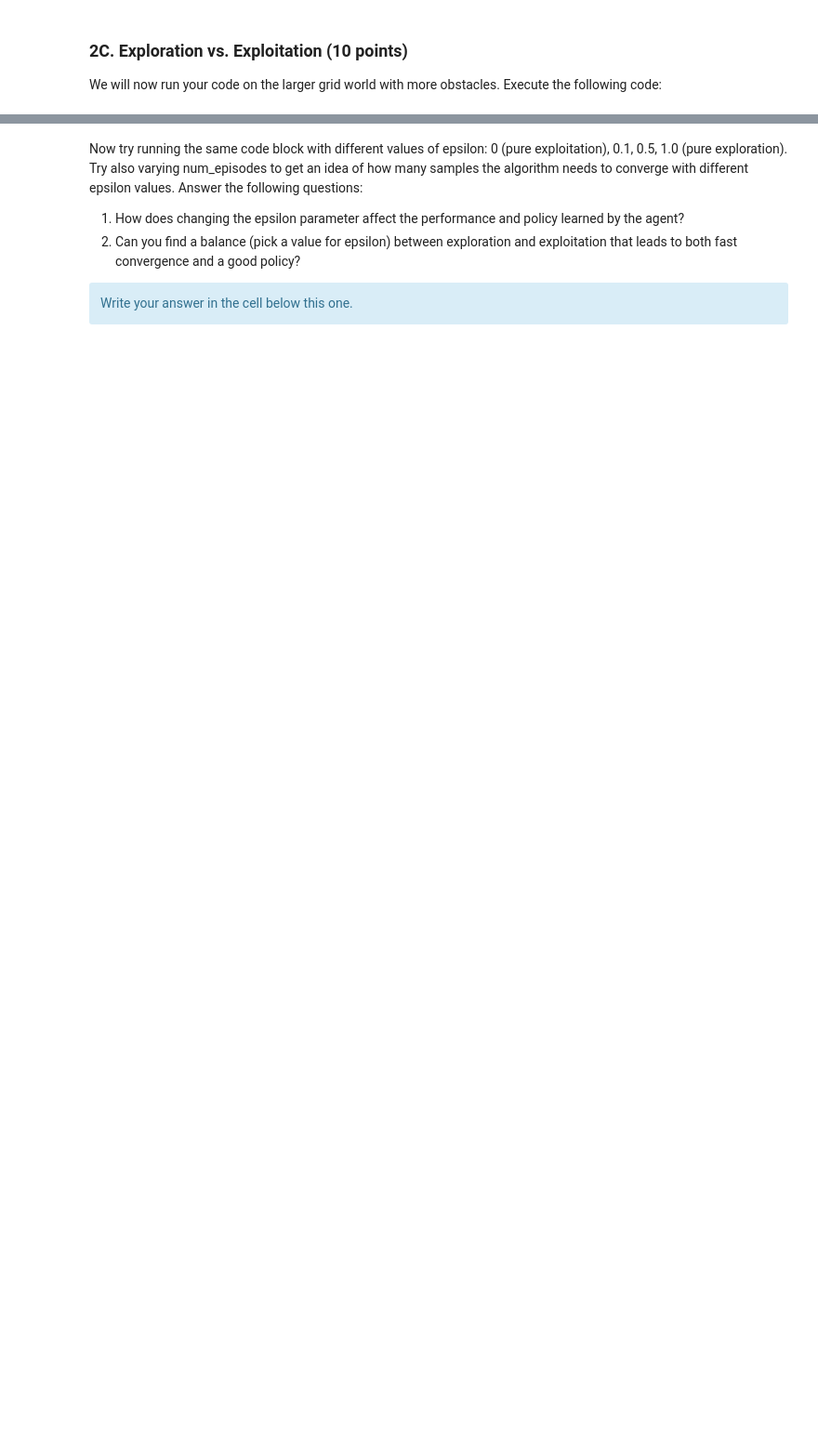
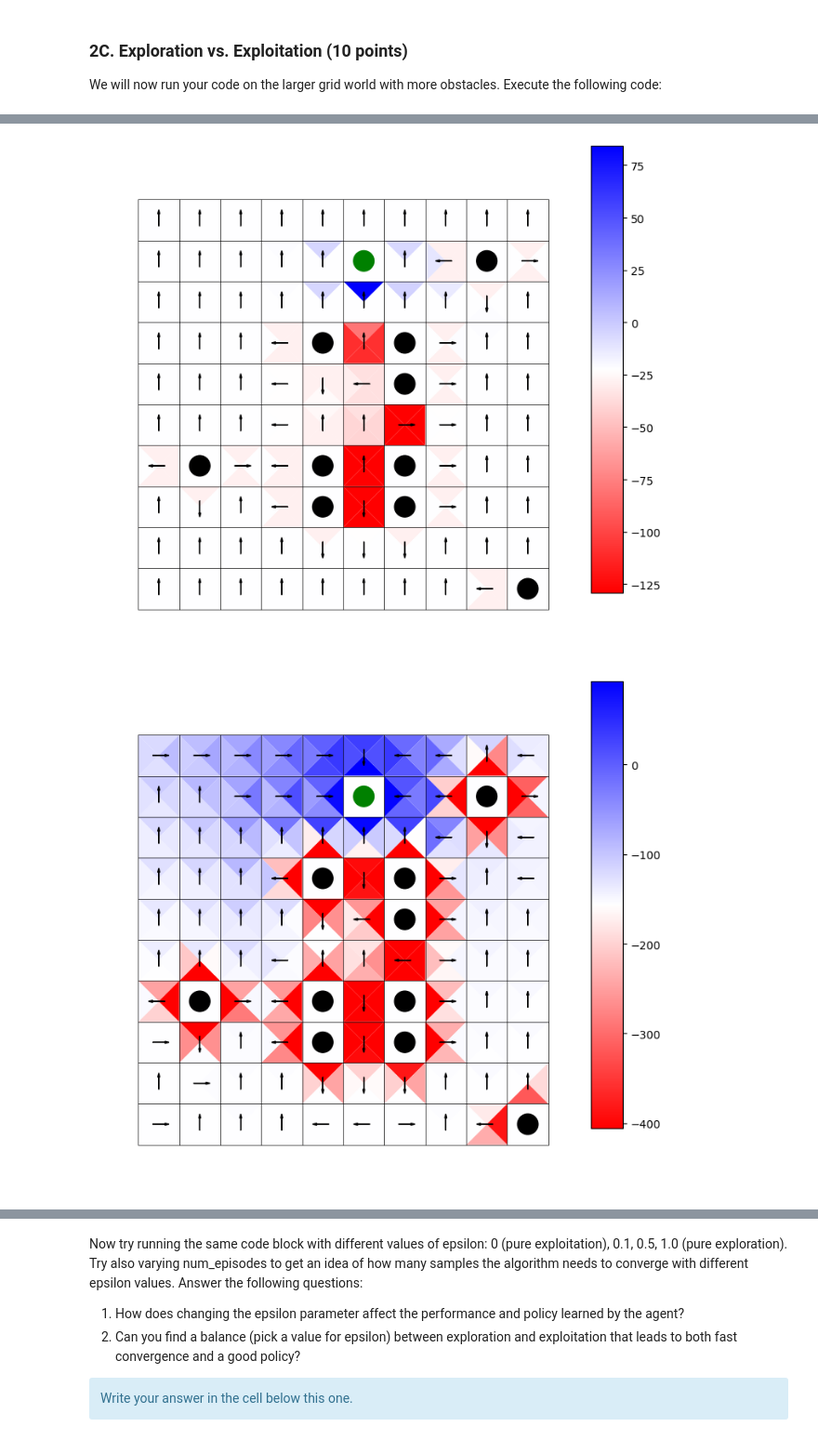
Before and after one commit to casxzhe/padm_local_f25, a Jupyter notebook: homeworks/ps7/ProblemSet07_RL_release.ipynb, the cells around one changed output, grey strips where cells are left out. Shown at 93% size. Drawn from its saved outputs; the diff is of its cells as text; code cells hidden in the pictures; blank space fills up the shorter version.

```diff
--- a/homeworks/ps7/ProblemSet07_RL_release.ipynb
+++ b/homeworks/ps7/ProblemSet07_RL_release.ipynb
@@ -506,0 +722,31 @@ for ob in obstacles:
+# %%
+epsilons = [0, 0.1, 0.5, 1.0]
+
+for epsilon in epsilons:
+    n = 10
+    goal = (5,8)
+    obstacles = [(1,3), (9,0), (8,8)] + \
+                [(4, 2), (4, 3), (4, 6)] + \
+                [(6, 2), (6, 3), (6, 5), (6, 6)]
+    mdp = build_mdp(n, p=0.8, obstacles=obstacles, goal=goal, gamma=0.8, goal_reward=100, obstacle_reward=-500)
+
+    # Perform Q learning with these episodes.
+    alpha = 0.01
+    # epsilon = 0
+    num_episodes = 50000
+    Q, policy = q_learning_epsilon_greedy(num_episodes, mdp, mdp.gamma, alpha, epsilon)
+
+    # Visualize values:
+    # 1. Create grid for plotting.
+    g = MDPGrid(n, n)
+    axes = g.draw()
+    # 2. Plot values with colors and numbers.
+    g.plot_Q(axes, Q, print_numbers=False)
+    g.plot_policy(axes, policy)
+    # 3. Draw goal and obstacle cells
+    g.draw_cell_circle(axes, goal, color='g')
+    for ob in obstacles:
+        g.draw_cell_circle(axes, ob, color='k')
+# %% [output]
+[figure, added]
+[figure, added]
```
Also changed, not shown: parts of 32 cells of this notebook, 3 other files.
